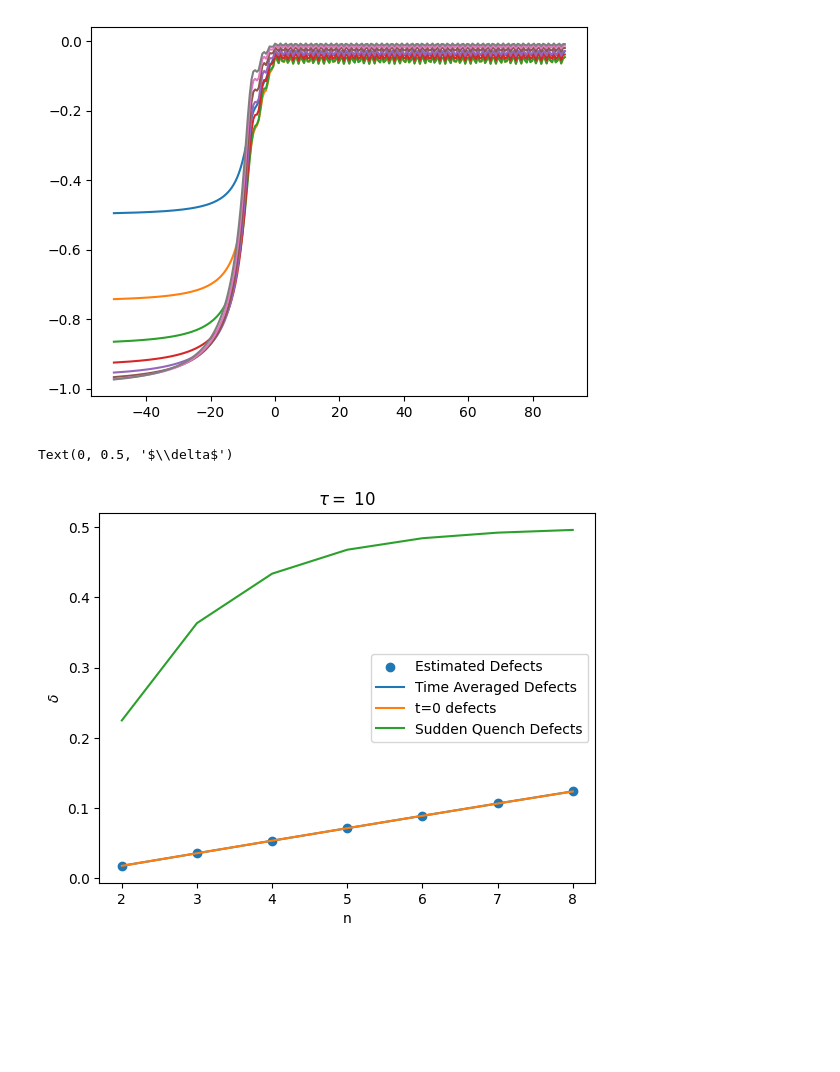
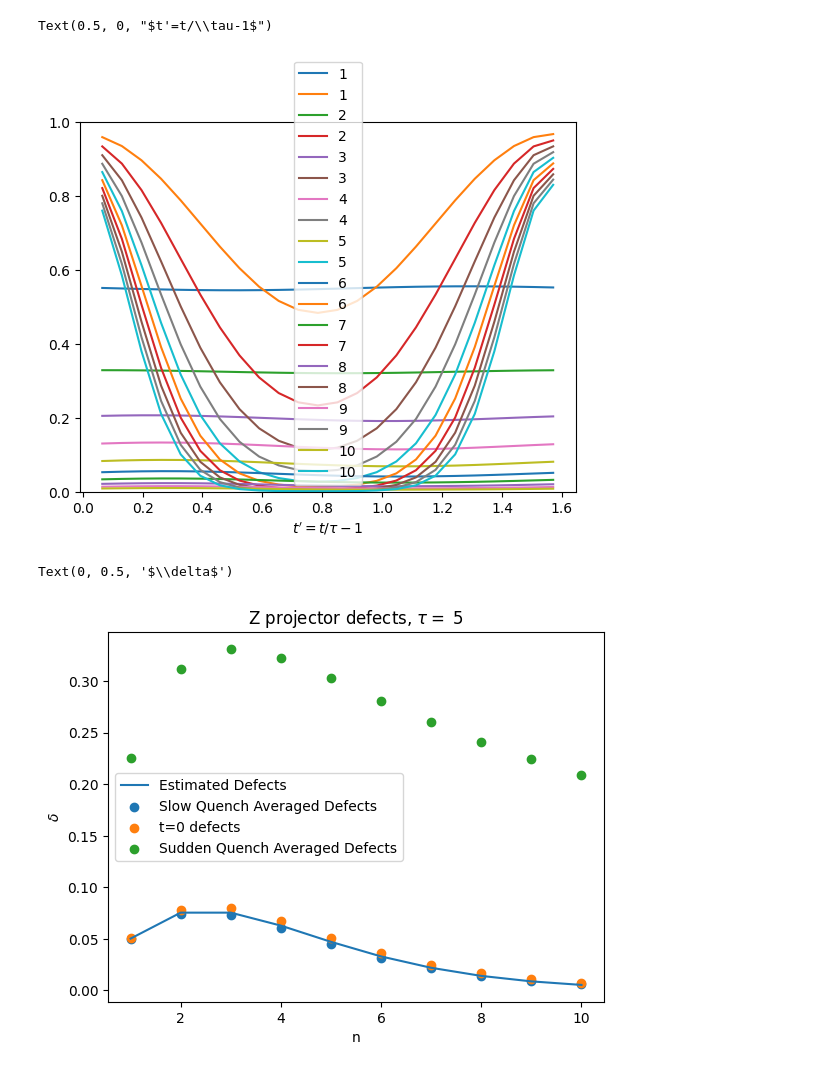
Before and after one commit to KristianMunnikhuis/subsystem_loschmidt_echo, a Jupyter notebook: scripts/Numerical Quenches/comparing_sudden_and_slow_quenches.ipynb, the cells around one changed output. Drawn from its saved outputs; the diff is of its cells as text; code cells hidden in the pictures; blank space fills up the shorter version.

```diff
--- a/scripts/Numerical Quenches/comparing_sudden_and_slow_quenches.ipynb
+++ b/scripts/Numerical Quenches/comparing_sudden_and_slow_quenches.ipynb
@@ -52,46 +86,61 @@ tns = critical_times(gf,10)
 # %%
-ns = [1,2,3,4,5,6,7,8]
-P1 = array([[zz.P_n(ni,s) for s in slow_states] for ni in ns])
-P2 = array([[zz.P_n(ni,s) for s in sudden_states] for ni in ns])
+ P1 = array([[zz.P_n(ni, s)
+             for s, t in zip(slow_states, t_eval) if t > tau]
+            for ni in ns])
+P2 = array([[zz.P_n(ni, s)
+             for s, t in zip(sudden_states, t_eval) if t > tau]
+            for ni in ns])
 # %%
-est_defects=[]
-t_defects=[]
-s_defects=[]
-gals = []
+predicted_defects = []
+KZ_defects = []
+sudden_defects = []
+t0_defects = []
+
 for p1,p2,ni in zip(P1,P2,ns):
-    t_plot = t_eval-tau
-    est_defect = ni*(ni+1)/2**(ni-1)/ (sqrt(2*tau)*2*pi)/2
-    time_average = abs(np.average(p1[t_plot>0]))
-    sudden_avg = abs(np.average(p2[t_plot>0]))
-    defect = abs(1/2**ni- time_average)
-    est_defects.append(est_defect)
-    t_defects.append(defect)
-    s_defects.append(abs(sudden_avg-1/2**ni))
-    gals.append(abs(1/2**ni- p1[t_plot==0]))
+    est_defect = est_z_defects(tau,ni)
 
-    plot(t_eval-tau,1/2**ni-p1)
+    #Time Averages over t_plot>0
+    KZ_avg = abs(np.average(p1))
+    sudden_avg = abs(np.average(p2))
+    #T=0 value:
+    Pn_t0 = abs(p1[0])
+    ##Defects##
+    KZ_defect_n = abs(1/2**ni - KZ_avg)
+    sudden_defect_n = abs(1/2**ni-sudden_avg)
+    t0_defect_n = abs(1/2**ni-Pn_t0)
 
+    #Appending
+    predicted_defects.append(est_defect)
+    KZ_defects.append(KZ_defect_n)
+    sudden_defects.append(sudden_defect_n)
+    t0_defects.append(t0_defect_n)
 
+    plot(t_plot[t_plot>0],p1,label=ni)
+    plot(t_plot[t_plot>0],p2,label=ni)
 
-    #show()
-#xlim(-tau,tau)
-gals = array(gals)
-est_defects = array(est_defects)
-t_defects = array(t_defects)
-s_defects = array(s_defects)
-#yscale("log")
+    #plot(-log(p2)/ni)
+#plt.vlines(critical_times(0,10)/tau,0,1,color="black",ls="--")
+ylim(0,1)
+#xlim(0,t_plot[-1]/tau)
+legend()
+predicted_defects = array(predicted_defects)
+KZ_defects = array(KZ_defects)
+sudden_defects = array(sudden_defects)
+t0_defects = array(t0_defects)
+xlabel(r"$t'=t/\tau-1$")
 # %% [output]
+Text(0.5, 0, "$t'=t/\\tau-1$")
-[figure, old version]
+[figure, new version]
 # %%
-scatter(ns,est_defects,label="Estimated Defects")
-plot(ns,t_defects,label="Time Averaged Defects")
-plot(ns,gals,label="t=0 defects")
-plot(ns,s_defects,label="Sudden Quench Defects")
+plot(ns,predicted_defects,label="Estimated Defects")
+scatter(ns,KZ_defects,label="Slow Quench Averaged Defects")
+scatter(ns,t0_defects,label="t=0 defects")
+scatter(ns,sudden_defects,label="Sudden Quench Averaged Defects")
 legend()
-title(rf"$\tau= $ {tau}")
+title(rf"Z projector defects, $\tau= $ {tau}")
 xlabel("n")
 ylabel(r"$\delta$")
 # %% [output]
 Text(0, 0.5, '$\\delta$')
-[figure, old version]
+[figure, new version]
 # %%
```
Also changed, not shown: parts of 10 cells of this notebook, 16 other files.
